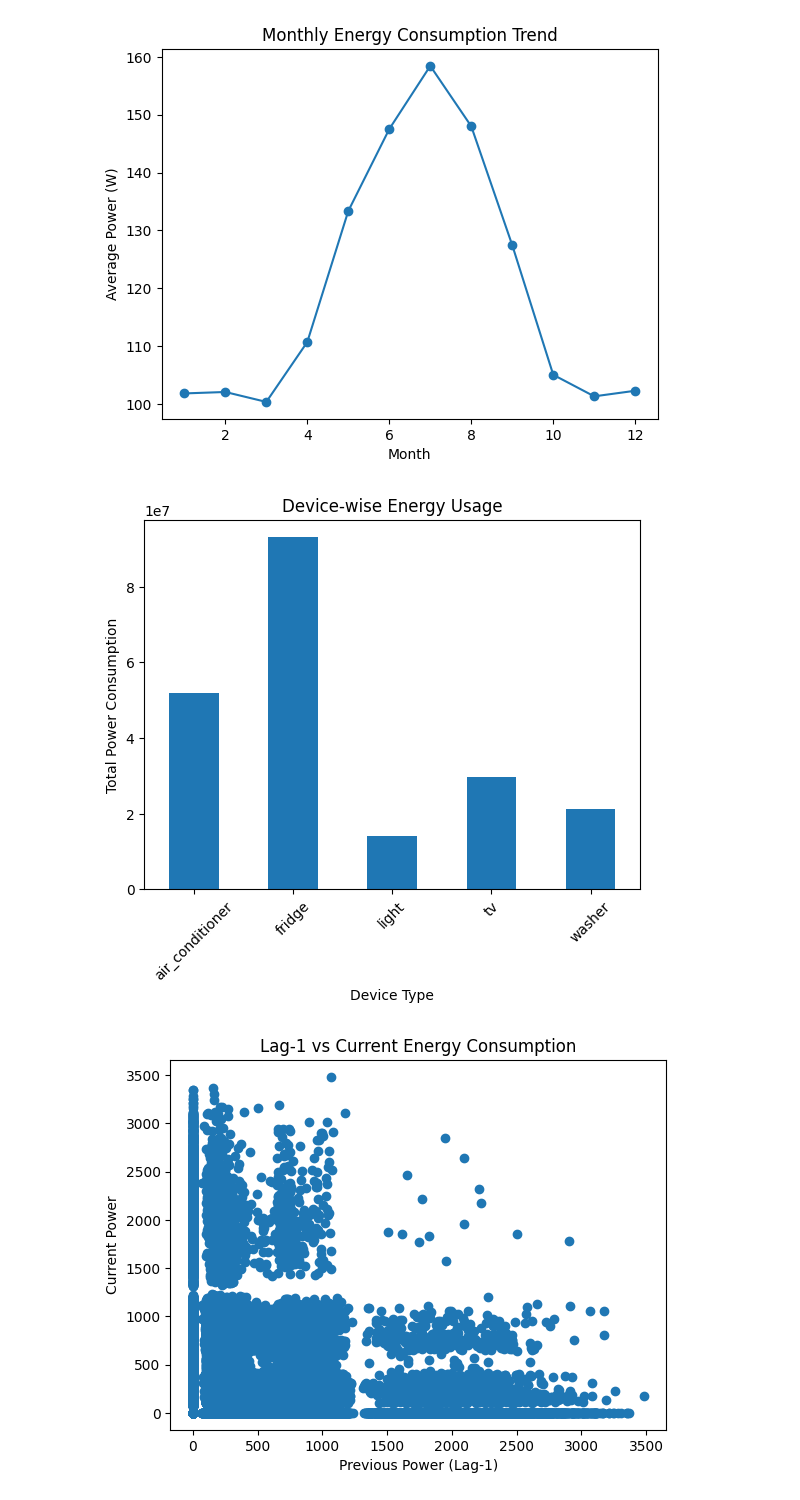
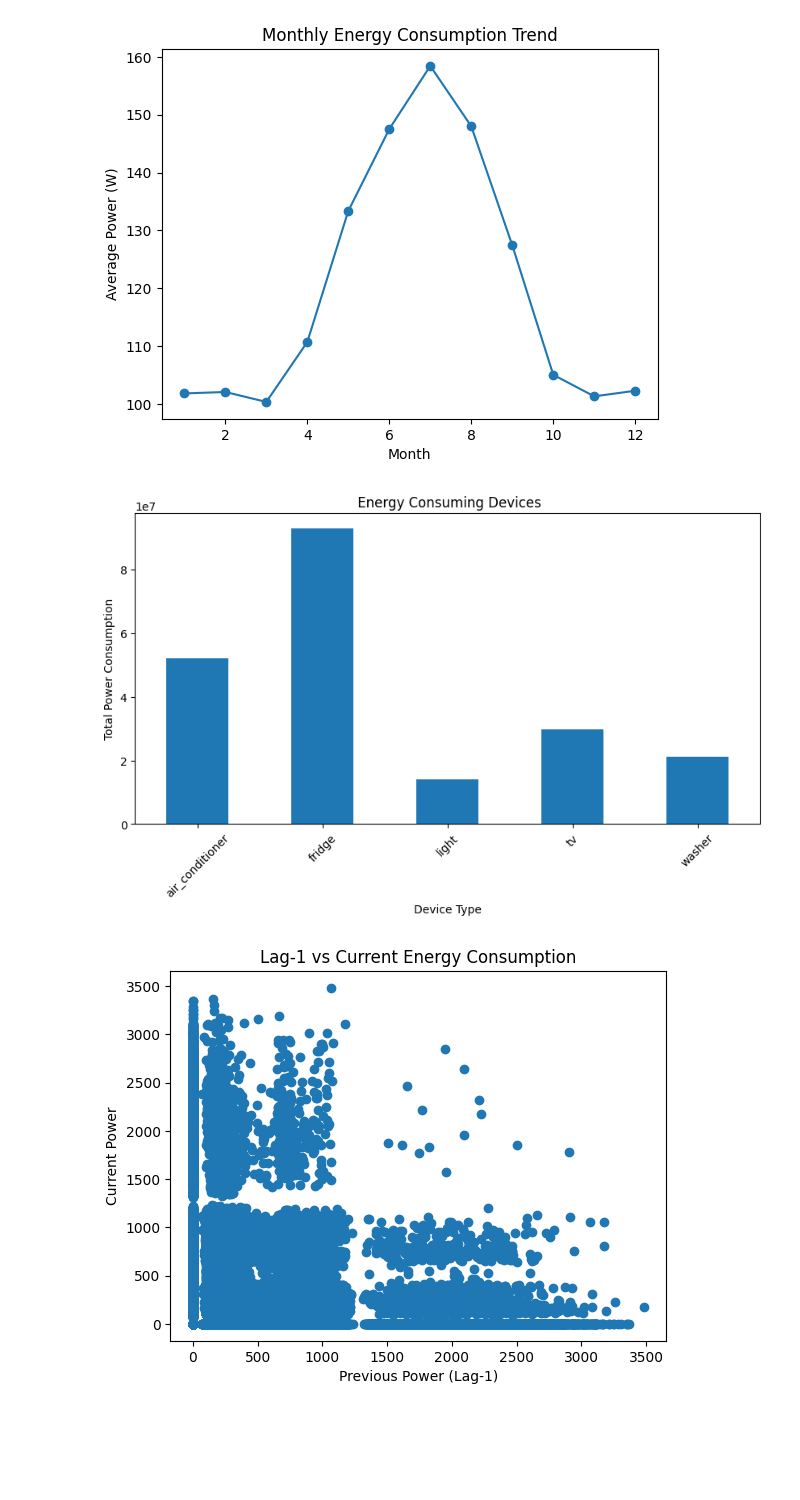
Before and after one commit to sameera-shaik123/ML-project, a Jupyter notebook: Untitled16.ipynb, the cells around one changed output. Saved outputs shown, nothing was run; the diff lists cells and outputs as text; code cells hidden in the pictures; blank space fills up the shorter version.

```diff
--- a/Untitled16.ipynb
+++ b/Untitled16.ipynb
@@ -233,16 +231,16 @@ plt.show()
 # %%
 #Device-wise Total Consumption
 #Highlights total power consumed by each device type for usage comparison
 device_energy = df.groupby('device_type')['power_watt'].sum()
-plt.figure()
+plt.figure(figsize=(10,5))
 device_energy.plot(kind='bar')
 plt.xlabel('Device Type')
 plt.ylabel('Total Power Consumption')
-plt.title('Device-wise Energy Usage')
+plt.title(' Energy Consuming Devices')
 plt.xticks(rotation=45)
 plt.show()
 # %% [output]
-[figure, old version]
+[figure, new version]
 # %%
 #creating  lag features
 #Generates past energy consumption values to help the model learn time-series dependencies
```
Also changed, not shown: parts of 11 cells of this notebook.
